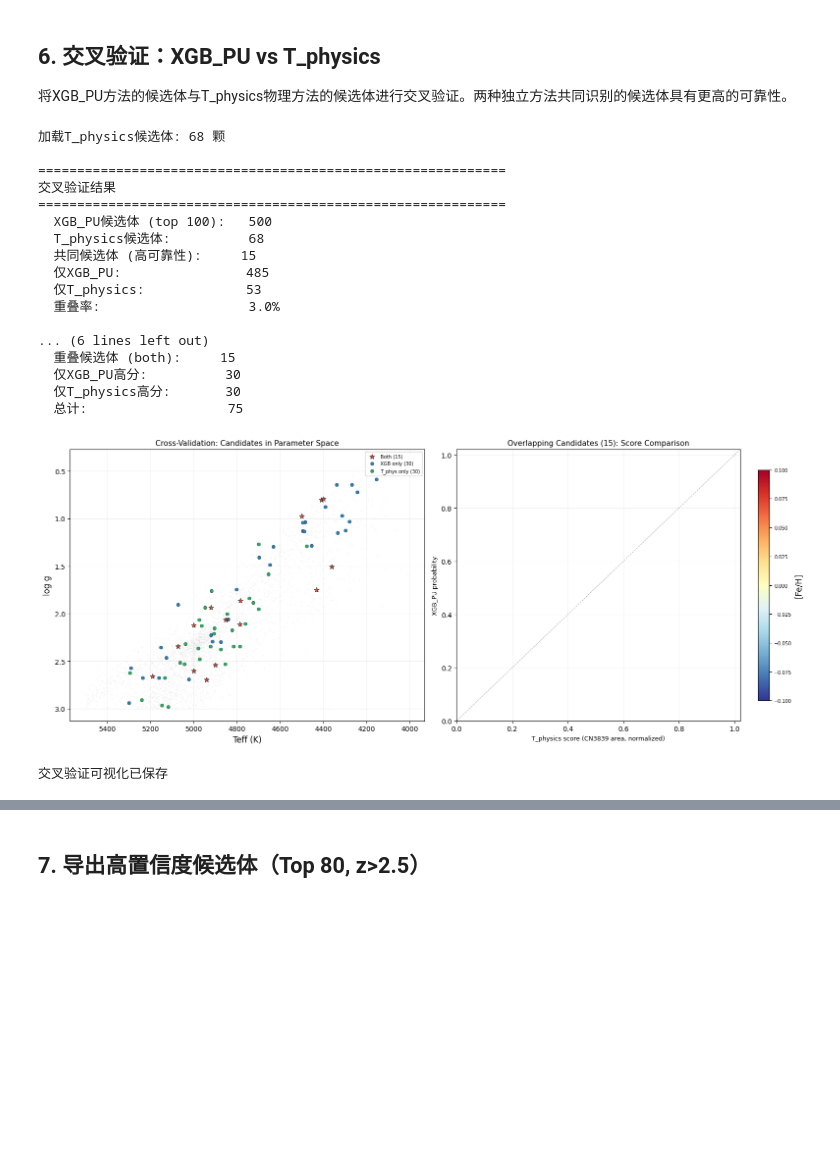
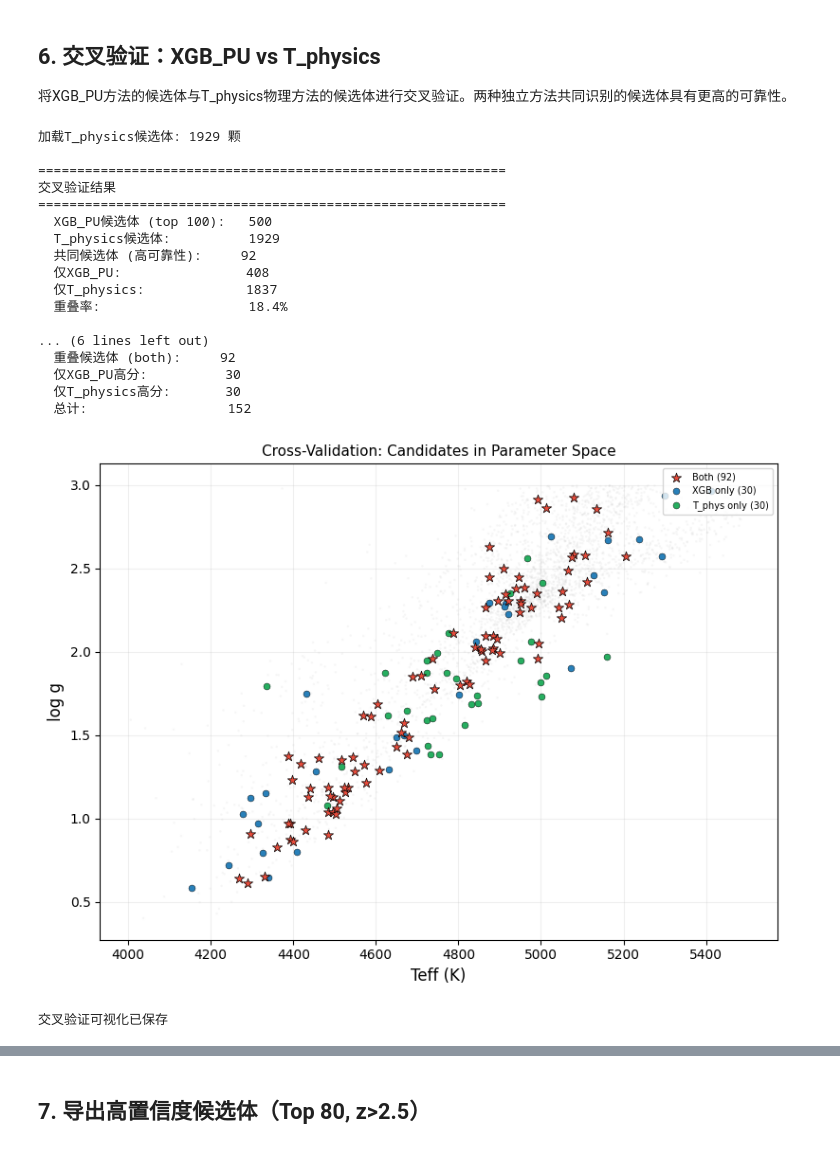
Before and after one commit to Qiqi532/Lamost-CNstar, a Jupyter notebook: PhaseSummary/03_ML_XGB/ML_XGB_PU.ipynb, the cells around one changed output, grey strips where cells are left out. Drawn from its saved outputs; the diff is of its cells as text; code cells hidden in the pictures; blank space fills up the shorter version.

```diff
--- a/PhaseSummary/03_ML_XGB/ML_XGB_PU.ipynb
+++ b/PhaseSummary/03_ML_XGB/ML_XGB_PU.ipynb
@@ -711,19 +789,19 @@ if t_physics_file.exists():
 
     # 补全T_physics的CN指数
 
-    if 'uid' in t_cands.columns:
+    # if 'uid' in t_cands.columns:
 
-        tphys_info = t_cands[['uid', 'area_CN3839', 'area_CN4142', 'area_CH4300',
+    #     tphys_info = t_cands[['uid', 'area_CN3839', 'area_CN4142', 'area_CH4300',
 
-                               'CN3839_idx', 'CN4142_idx', 'CH4300_idx']]
+    #                            'CN3839_idx', 'CN4142_idx', 'CH4300_idx']]
 
-        for c in tphys_info.columns:
+    #     for c in tphys_info.columns:
 
-            if c != 'uid' and c not in xv_export.columns:
+    #         if c != 'uid' and c not in xv_export.columns:
 
-                xv_export[c] = xv_export['uid'].map(
+    #             xv_export[c] = xv_export['uid'].map(
 
-                    tphys_info.set_index('uid')[c])
+    #                 tphys_info.set_index('uid')[c])
 
 
 
@@ -747,10 +825,8 @@ if t_physics_file.exists():
     # 可视化重叠
 
     # 合并交叉验证结果用于可视化
-    fig, axes = plt.subplots(1, 2, figsize=(16, 6.5))
+    plt.figure(figsize=(8,6))
 
-    # ── 图1: 参数空间中的候选体分类 ──
-    ax1 = axes[0]
     # 背景
     rng_np = np.random.RandomState(42)
     bg_mask = stars_clean['label'] == -1
@@ -758,73 +834,54 @@ if t_physics_file.exists():
         bg_sample = rng_np.choice(np.where(bg_mask)[0], 3000, replace=False)
     else:
         bg_sample = np.where(bg_mask)[0]
-    ax1.scatter(stars_clean.iloc[bg_sample]['teff'], stars_clean.iloc[bg_sample]['logg'],
+    plt.scatter(stars_clean.iloc[bg_sample]['teff'], stars_clean.iloc[bg_sample]['logg'],
                 s=3, alpha=0.10, c='#b0b0b0', edgecolors='none')
 
     # 共同候选体（红色星号）
     both_df = xv_export[xv_export['source'] == 'both']
-    ax1.scatter(both_df['teff'], both_df['logg'], s=60, c='#e74c3c', marker='*',
+    plt.scatter(both_df['teff'], both_df['logg'], s=60, c='#e74c3c', marker='*',
                 edgecolors='black', linewidth=0.5, label=f'Both ({len(both_df)})', zorder=4)
 
     # 仅XGB（蓝色）
     xgb_only_df = xv_export[xv_export['source'] == 'xgb_only']
-    ax1.scatter(xgb_only_df['teff'], xgb_only_df['logg'], s=25, c='#2980b9',
+    plt.scatter(xgb_only_df['teff'], xgb_only_df['logg'], s=25, c='#2980b9',
                 edgecolors='black', linewidth=0.3, label=f'XGB only ({len(xgb_only_df)})', zorder=3)
 
     # 仅T_physics（绿色）
     tphys_only_df = xv_export[xv_export['source'] == 'tphys_only']
-    ax1.scatter(tphys_only_df['teff'], tphys_only_df['logg'], s=25, c='#27ae60',
+    plt.scatter(tphys_only_df['teff'], tphys_only_df['logg'], s=25, c='#27ae60',
                 edgecolors='black', linewidth=0.3, label=f'T_phys only ({len(tphys_only_df)})', zorder=3)
 
-    ax1.set_xlabel('Teff (K)')
-    ax1.set_ylabel('log g')
-    ax1.invert_xaxis()
-    ax1.invert_yaxis()
-    ax1.legend(fontsize=7, loc='upper right')
-    ax1.grid(alpha=0.2)
-    ax1.set_title('Cross-Validation: Candidates in Parameter Space', fontsize=11)
+    plt.xlabel('Teff (K)')
+    plt.ylabel('log g')
+    # plt.invert_xaxis()
+    # plt.invert_yaxis()
+    plt.legend(fontsize=7, loc='upper right')
+    plt.grid(alpha=0.2)
+    plt.title('Cross-Validation: Candidates in Parameter Space', fontsize=11)
 
-    # ── 图2: 重叠候选体得分对比 ──
-    ax2 = axes[1]
-    if len(both_df) > 0 and 'xgb_pu_prob' in both_df.columns and 'area_CN3839' in both_df.columns:
-        area_norm = (both_df['area_CN3839'] - both_df['area_CN3839'].min()) /                     (both_df['area_CN3839'].max() - both_df['area_CN3839'].min() + 1e-8)
-        ax2.scatter(area_norm, both_df['xgb_pu_prob'], s=40, c=both_df['feh'],
-                    cmap='RdYlBu_r', edgecolors='black', linewidth=0.2)
-        ax2.set_xlabel('T_physics score (CN3839 area, normalized)', fontsize=9)
-        ax2.set_ylabel('XGB_PU probability', fontsize=9)
-        ax2.set_title(f'Overlapping Candidates ({len(both_df)}): Score Comparison', fontsize=11)
-        lims = [0, 1.02]
-        ax2.plot(lims, lims, 'k--', linewidth=0.8, alpha=0.3)
-        ax2.set_xlim(lims)
-        ax2.set_ylim(lims)
-        cbar = plt.colorbar(ax2.collections[0], ax=ax2, label='[Fe/H]', shrink=0.85)
-        cbar.ax.tick_params(labelsize=7)
-    else:
-        ax2.text(0.5, 0.5, 'No overlapping candidates', ha='center', va='center',
-                 transform=ax2.transAxes, fontsize=12, color='gray')
-    ax2.grid(alpha=0.2)
 
     plt.tight_layout()
     plt.savefig(str(_PROJECT_ROOT / 'PhaseSummary/03_ML_XGB/cross_validation.png'), dpi=150, bbox_inches='tight')
     plt.show()
     print('交叉验证可视化已保存')
 # %% [output]
-加载T_physics候选体: 68 颗
+加载T_physics候选体: 1929 颗
 
 ============================================================
 交叉验证结果
 ============================================================
   XGB_PU候选体 (top 100):   500
-  T_physics候选体:          68
-  共同候选体 (高可靠性):     15
-  仅XGB_PU:                485
-  仅T_physics:             53
-  重叠率:                   3.0%
+  T_physics候选体:          1929
+  共同候选体 (高可靠性):     92
+  仅XGB_PU:                408
+  仅T_physics:             1837
+  重叠率:                   18.4%
 
 ... (6 lines left out)
-  重叠候选体 (both):     15
+  重叠候选体 (both):     92
   仅XGB_PU高分:          30
   仅T_physics高分:       30
-  总计:                  75
+  总计:                  152
-[figure, old version]
+[figure, new version]
 交叉验证可视化已保存
```
Also changed, not shown: parts of 4 cells of this notebook, 1 other file.
